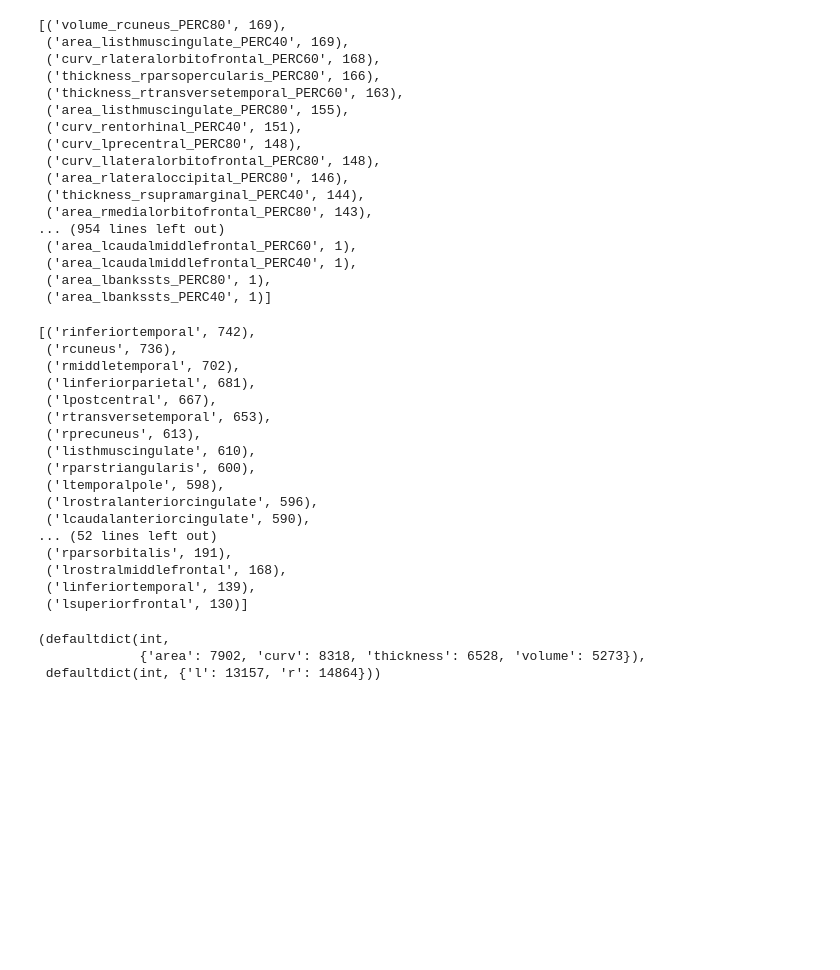
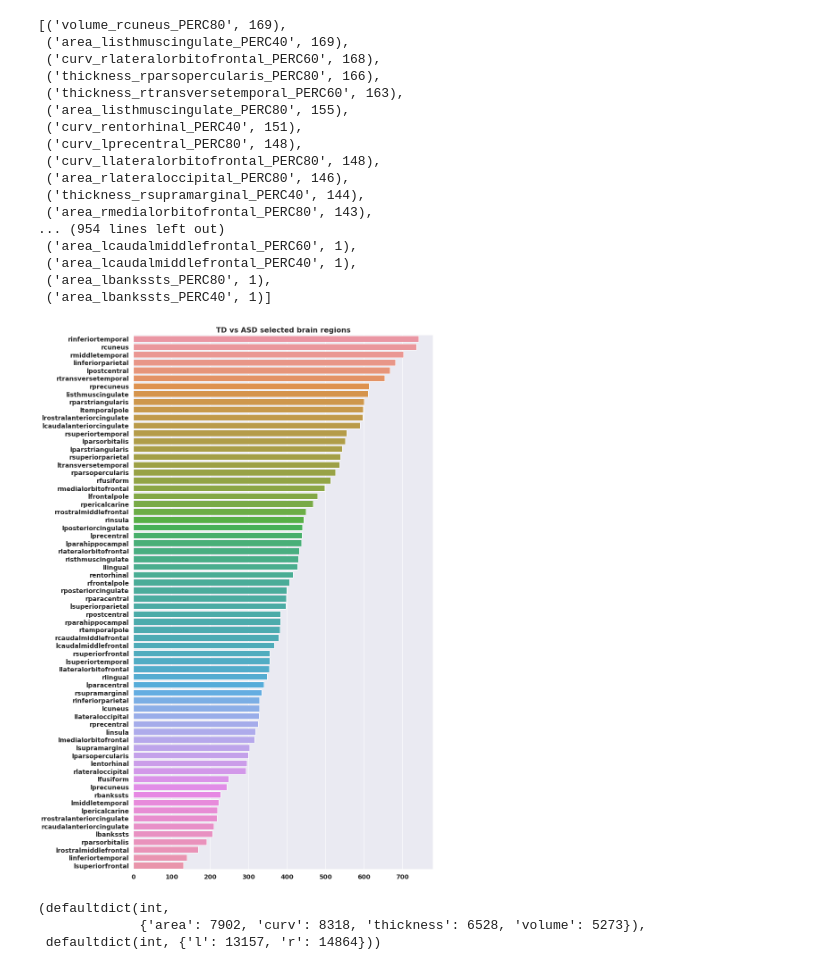
Before and after one commit to silk1100/behavioralProject, a Jupyter notebook: notebooks/13_Common_Features_Among_SRS.ipynb, the cells around one changed output. Saved outputs shown, nothing was run; the diff lists cells and outputs as text; code cells hidden in the pictures; blank space fills up the shorter version.

```diff
--- a/notebooks/13_Common_Features_Among_SRS.ipynb
+++ b/notebooks/13_Common_Features_Among_SRS.ipynb
@@ -345,0 +445,5 @@ df_results[df_results['sev']=='mild_TD'][['pseudo_acc', 'pseudo_f1']].plot.hist(
+# %%
+ps = np.array([nfeatsel/1088 for nfeatsel in nfeats_selected])
+qs = [1-pi for pi in ps]
+p = [(f"p{i}", pr) for i, pr in enumerate(ps)]
+q = [(f"q{i}", qr) for i, qr in enumerate(qs)]
@@ -345,0 +452,11 @@ df_results[df_results['sev']=='mild_TD'][['pseudo_acc', 'pseudo_f1']].plot.hist(
+# %%
+feat_prob = {}
+for feat in feats_cntr:
+    k, idx_list = feats_cntr[feat]
+    if k==0:
+        continue
+    s=[];prob=[]
+    print(f"k={k}")
+    _, _ = create_prob(p, q, k, [], s, prob)
+    feat_prob[feat] = np.sum(prob)
+    print(f"{feat}: {feat_prob[feat]}")
@@ -345,0 +488,10 @@ df_results[df_results['sev']=='mild_TD'][['pseudo_acc', 'pseudo_f1']].plot.hist(
+# %%
+beh_sev_feat_dict = {}
+for sev, sev_dict in best_data_dict.items():
+    beh_sev_feat_dict[sev] = {}
+    for beh, beh_dict in sev_dict.items():
+        beh_sev_feat_dict[sev][beh]={}
+        for feat in beh_dict['feats']:
+
+        break
+    break
@@ -444,25 +600,19 @@ def feats_parts_cntr(feats_cntr_dict):
 # %%
 morph_cntr, hemi_cntr, bname_cntr = feats_parts_cntr(sever_TD_dict)
 # %%
-sorted(bname_cntr.items(), key=lambda x: (x[1], x[0]), reverse=True)
+bname_cntr_list = sorted(bname_cntr.items(), key=lambda x: (x[1], x[0]), reverse=True)
-# %% [output]
-[('rinferiortemporal', 742),
- ('rcuneus', 736),
- ('rmiddletemporal', 702),
- ('linferiorparietal', 681),
- ('lpostcentral', 667),
- ('rtransversetemporal', 653),
- ('rprecuneus', 613),
- ('listhmuscingulate', 610),
- ('rparstriangularis', 600),
- ('ltemporalpole', 598),
- ('lrostralanteriorcingulate', 596),
- ('lcaudalanteriorcingulate', 590),
-... (52 lines left out)
- ('rparsorbitalis', 191),
- ('lrostralmiddlefrontal', 168),
- ('linferiortemporal', 139),
- ('lsuperiorfrontal', 130)]
+# %%
+bname = list(map(lambda x: x[0], bname_cntr_list))
+cnt = list(map(lambda x: x[1], bname_cntr_list))
+fig = plt.figure(figsize=(12, 22))
+sns.barplot(y=bname, x=cnt)
+plt.yticks(fontweight='bold', fontsize=14)
+plt.xticks(fontweight='bold', fontsize=14)
+plt.title("TD vs ASD selected brain regions", font={'size':16, 'weight':'bold'})
+plt.savefig('TDvsASD_SBR.png')
+plt.show()
+# %% [output]
+[figure, added]
 # %%
 morph_cntr, hemi_cntr
 # %% [output]
```
Also changed, not shown: parts of 29 cells of this notebook, 9 other files.
